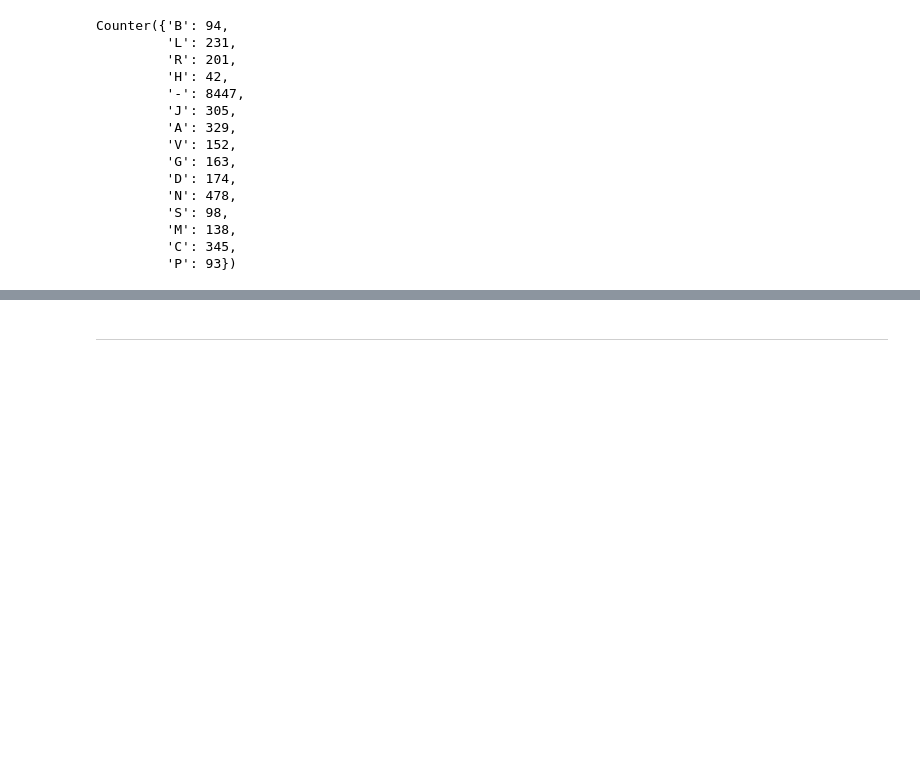
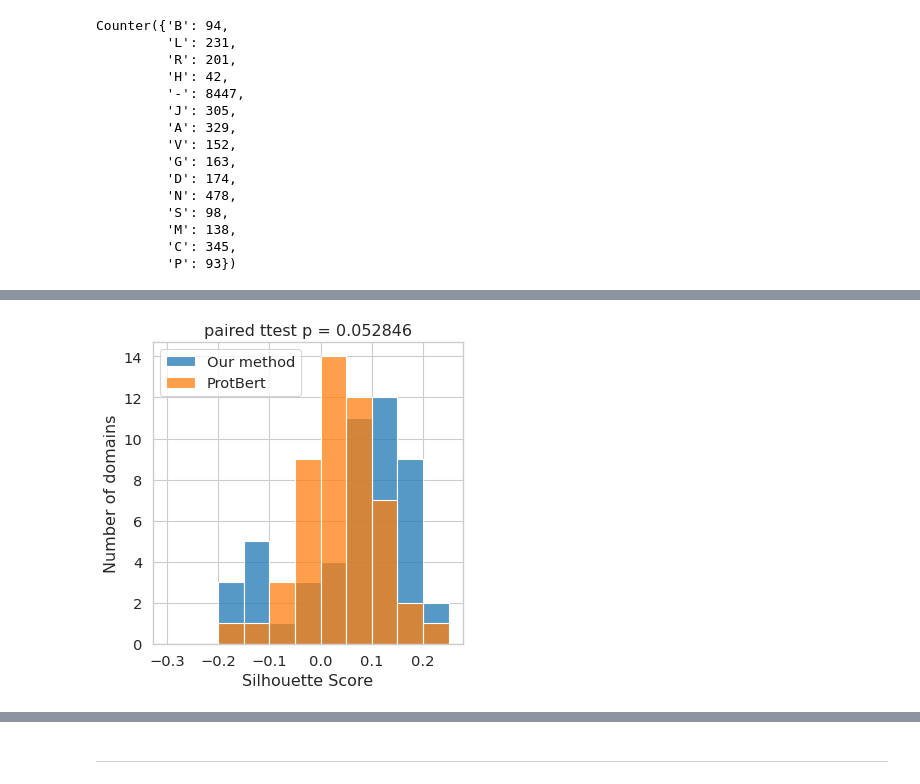
Before and after one commit to samsledje/ConPLex_dev, a Jupyter notebook: nb/DrugBank x Surfaceome.ipynb, the cells around one changed output, grey strips where cells are left out. Cells and saved outputs as stored; diff of their text form; code cells hidden in the pictures; blank space fills up the shorter version.

```diff
--- a/nb/DrugBank x Surfaceome.ipynb
+++ b/nb/DrugBank x Surfaceome.ipynb
@@ -422,0 +548,13 @@ plt.show()
+# %%
+plt.figure(figsize=(5, 5), dpi=80)
+sns.set(font_scale=1.2,style='whitegrid')
+sns.histplot(silscores,bins=np.arange(-0.3,0.3,0.05),color=sns.color_palette('tab10')[0],label='Our method')
+sns.histplot(protscores,bins=np.arange(-0.3,0.3,0.05),color=sns.color_palette('tab10')[1],label='ProtBert')
+# plt.axvline(0,linestyle='--',linewidth=5,c='black')
+plt.xlabel('Silhouette Score')
+plt.ylabel('Number of domains')
+plt.title(f'paired ttest p = {tp:4f}')
+plt.legend()
+plt.show()
+# %% [output]
+[figure, added]
```
Also changed, not shown: parts of 43 cells of this notebook, 16 other files.
